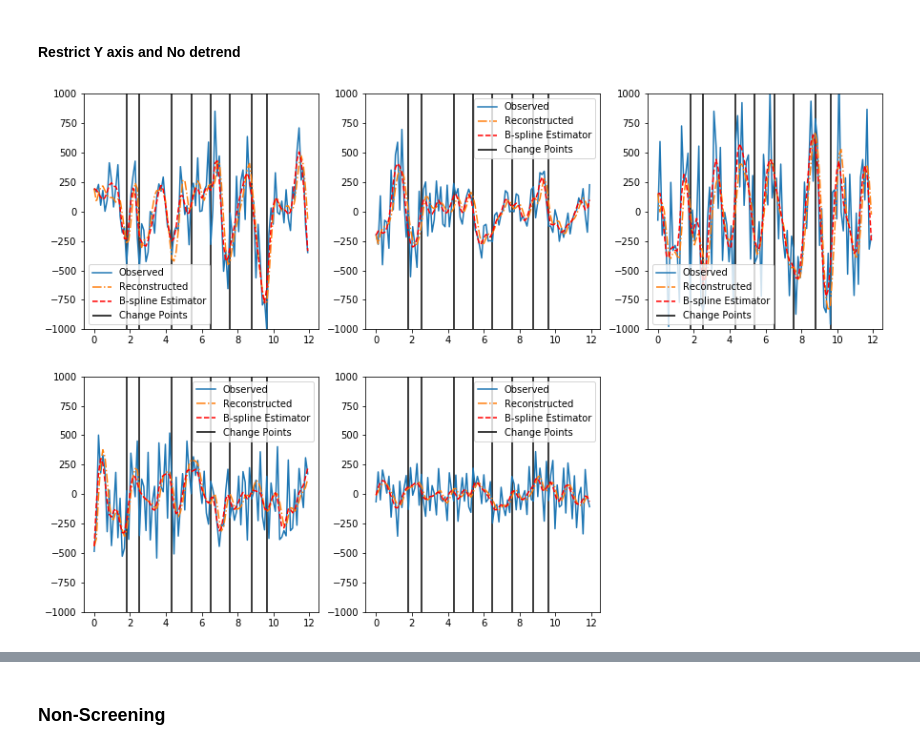
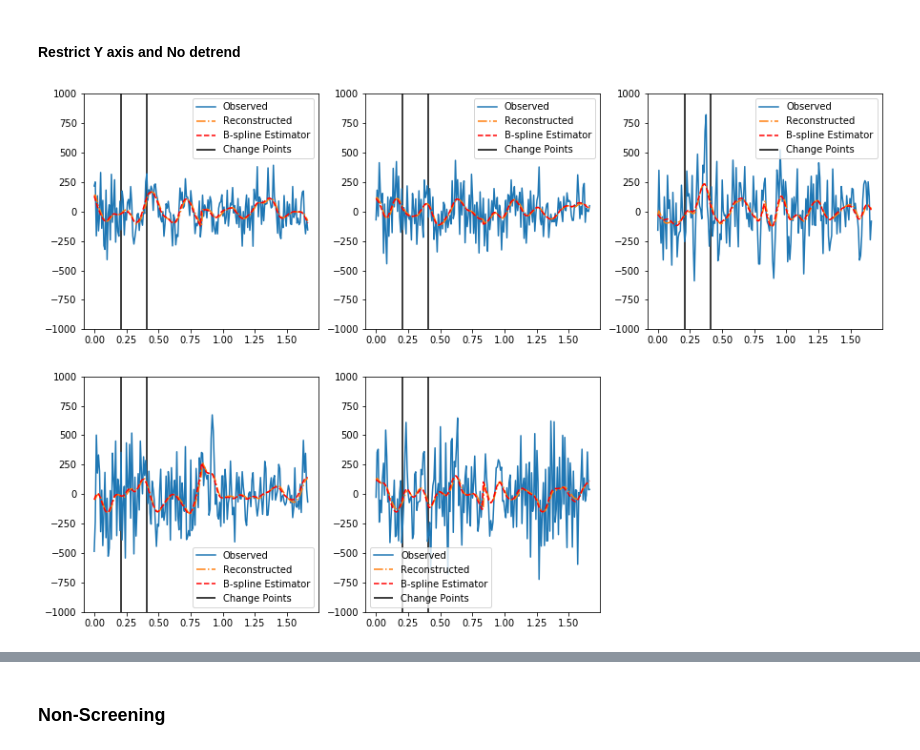
Before and after one commit to JINhuaqing/TVDN-simu, a Jupyter notebook: realdata/MEG1SmallSample.ipynb, the cells around one changed output, grey strips where cells are left out. Drawn from its saved outputs; the diff is of its cells as text; code cells hidden in the pictures.

```diff
--- a/realdata/MEG1SmallSample.ipynb
+++ b/realdata/MEG1SmallSample.ipynb
@@ -42,7 +42,6 @@ class TVDNDetect1(TVDNDetect):
                     is_detrend: Whether detrend data or not
                     fct: The factor to adjust h when estimating A matrix
                     fName:  The file name when saving the results
-                    plotfct: The factor to adjust the time course when plotting
                     freq: The parameter used drawing the eigen values plots
         """
         self.Ymat = Ymat
@@ -70,7 +69,6 @@ class TVDNDetect1(TVDNDetect):
             self.paras.is_detrend = False
             self.paras.fct = 0.5
             self.paras.fName = "MEG"
-            self.paras.plotfct = 30
             self.paras.freq = 60
             self.paras.nbasis = 10
         elif self.dataType == "fmri":
@@ -85,7 +83,6 @@ class TVDNDetect1(TVDNDetect):
             self.paras.is_detrend = False
             self.paras.fct = 0.5
             self.paras.fName = "fMRI"
-            self.paras.plotfct = 180
             self.paras.freq = 0.5
             self.paras.nbasis = 10
         else:
@@ -100,7 +97,6 @@ class TVDNDetect1(TVDNDetect):
             self.paras.is_detrend = False
             self.paras.fct = 1
             self.paras.fName = "simu"
-            self.paras.plotfct = 1
             self.paras.freq = 180
             self.paras.nbasis = 10
         keys = list(self.paras.keys())
@@ -140,7 +136,8 @@ class TVDNDetect1(TVDNDetect):
         if self.nYmat is None:
             self._Preprocess()
         d, n = self.nYmat.shape
-        self.ptime = np.linspace(0, self.paras.T, n) * self.paras.plotfct
+        acTime = n/self.paras.freq
+        self.ptime = np.linspace(0, acTime, n)
         self.time = np.linspace(0, self.paras.T, n)
         divNum = 100
         if self.smoothType == "bspline":
@@ -491,8 +488,8 @@ smallMEG = hpfMEGEdgeRM[:, :500]
 # %% [markdown]
 ## Screening
 # %%
-MEGBspDetSmall = TVDNDetect1(Ymat=smallMEG, ReconXmat=ReconXmatNewBspStep, numStep=1,
-                        saveDir=None, dataType="MEG", Lmin=4, downRate=5, fct=1, T=2,
-                        fName="subj1_HPF_small", r=10, kappa=2.65, freq=120, lamb=1e-6, decimateRate=None, is_detrend=True)
+MEGBspDetSmall = TVDNDetect1(Ymat=smallMEG, ReconXmat=ReconXmatNewBspStep, numStep=1, smoothType="bspline",
+                        saveDir=None, dataType="MEG", Lmin=8, downRate=5, fct=0.5, T=2, nbasis=100,
+                        fName="subj1_HPF_small", r=6, kappa=2.65, freq=120, lamb=1e-4, decimateRate=None, is_detrend=True)
 # %% [output]
 The parameters for detection are:
@@ -577,20 +573,20 @@ The plot indices are [41 33 37 35 19].
 #### Restrict Y axis and No detrend
 # %%
 low = 0
-up = 100
+up = 200
 ecpts = MEGBspDetSmall.ecpts
 ecpts = ecpts[ecpts>=low]
-ecpts = ecpts[ecpts<=up]
+ecpts = ecpts[ecpts<up]
 ecpts = ecpts - low
 ecpts = ecpts.astype(np.int)
 plt.figure(figsize=[15, 5*2])
 for i, idx, in enumerate(idxs):
     plt.subplot(2, 3, i+1)
     plt.ylim([-1000, 1000])
     plt.plot(MEGBspDetSmall.ptime[low:up], MEGBspDetSmall.nYmat[idx, low:up], "-", label="Observed")
     plt.plot(MEGBspDetSmall.ptime[low:up], MEGBspDetSmall.RecResCur.EstXmatRealOrg[idx, low:up], "-.", label="Reconstructed")
     plt.plot(MEGBspDetSmall.ptime[low:up], MEGBspDetSmall.Xmat[idx, low:up], "r--", label="B-spline Estimator")
     plt.vlines(MEGBspDetSmall.ptime[low:up][ecpts], ymin=-1000, ymax=1000, label="Change Points")
     plt.legend()
 # %% [output]
-[figure, old version]
+[figure, new version]
```
Also changed, not shown: parts of 17 cells of this notebook, 2 other files.
